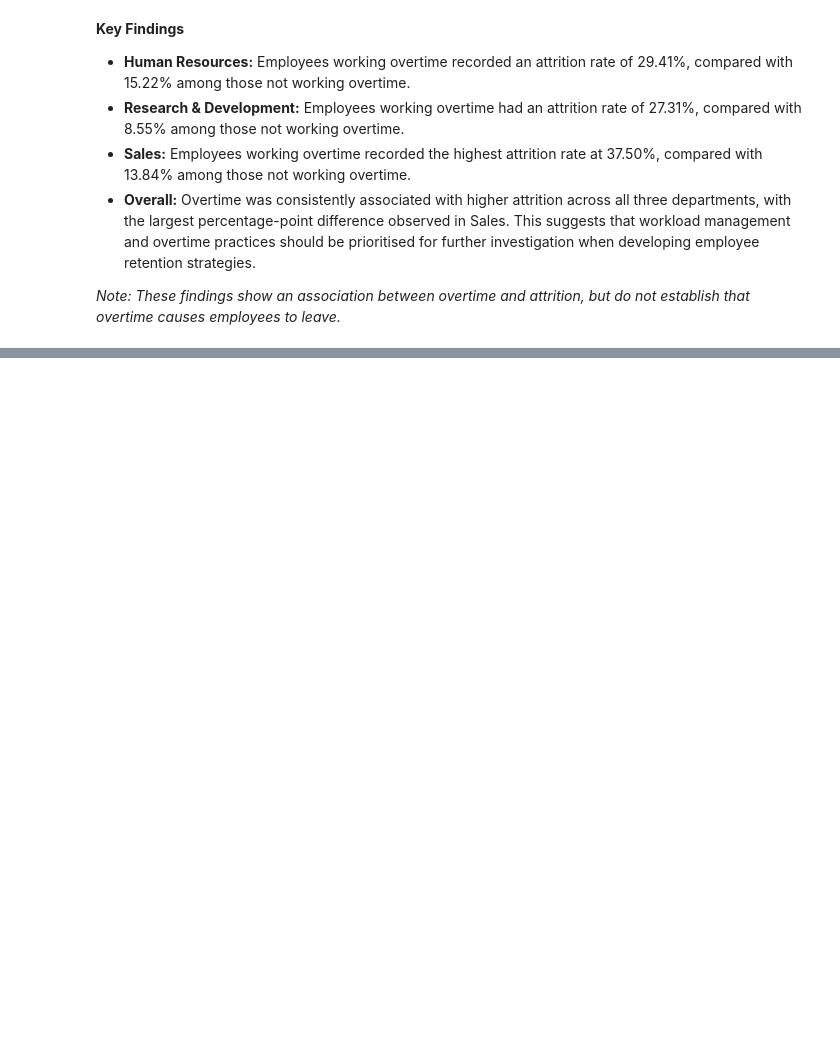
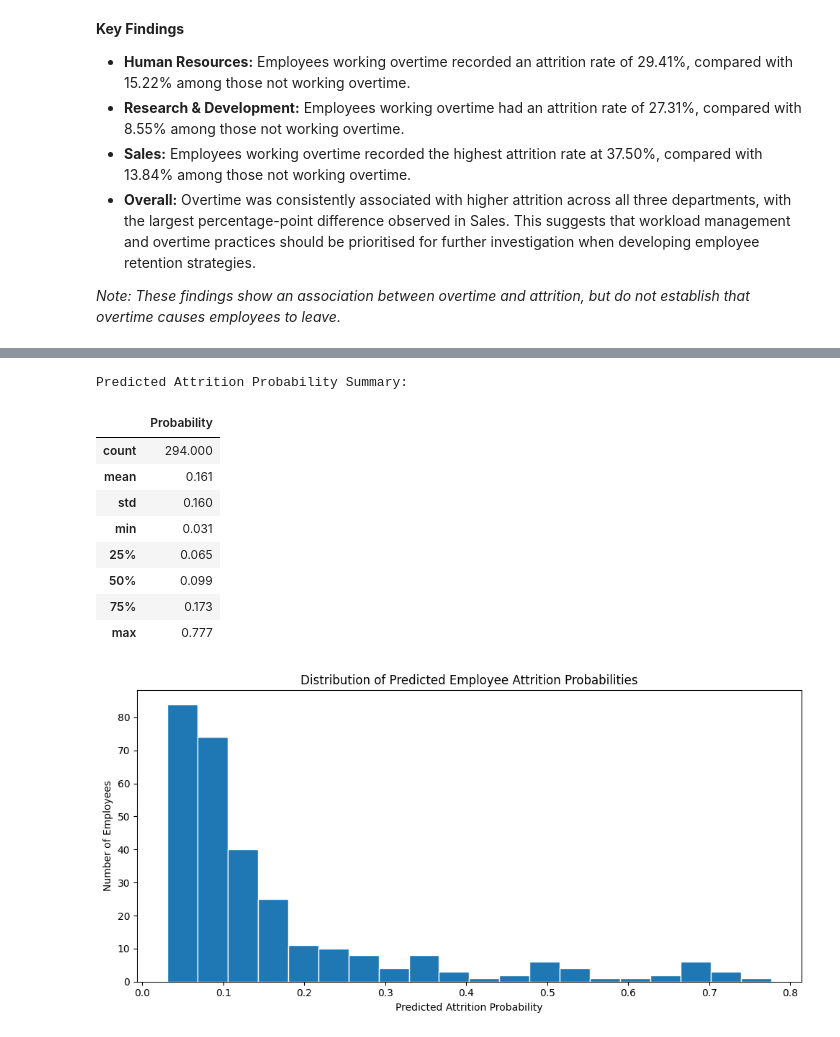
Before and after one commit to junelwc6-source/IBM-HR-Attrition-Analytics, a Jupyter notebook: IBM_HR_Attrition_Capstone.ipynb, the cells around one changed output, grey strips where cells are left out. Cells and saved outputs as stored; diff of their text form; code cells hidden in the pictures; blank space fills up the shorter version.

```diff
--- a/IBM_HR_Attrition_Capstone.ipynb
+++ b/IBM_HR_Attrition_Capstone.ipynb
@@ -1370,0 +2275,52 @@ plt.show()
+# %%
+
+# Section 8.1 - Examine Predicted Attrition Probabilities
+
+import pandas as pd
+import matplotlib.pyplot as plt
+
+# Create a test dataset containing calibrated predictions
+risk_df = X_test.copy()
+
+risk_df["Actual_Attrition"] = y_test
+risk_df["Predicted_Probability"] = y_prob_rf_calibrated
+
+# Restore department information using original test indices
+risk_df["Department"] = df.loc[X_test.index, "Department"]
+
+# Display probability summary
+print("Predicted Attrition Probability Summary:")
+display(
+    risk_df["Predicted_Probability"]
+    .describe()
+    .round(3)
+    .to_frame("Probability")
+)
+
+# Visualise probability distribution
+plt.figure(figsize=(10, 5))
+
+plt.hist(
+    risk_df["Predicted_Probability"],
+    bins=20,
+    edgecolor="white"
+)
+
+plt.title("Distribution of Predicted Employee Attrition Probabilities")
+plt.xlabel("Predicted Attrition Probability")
+plt.ylabel("Number of Employees")
+
+plt.tight_layout()
+plt.show()
+# %% [output]
+Predicted Attrition Probability Summary:
+|  | Probability |
+| count | 294.000 |
+| mean | 0.161 |
+| std | 0.160 |
+| min | 0.031 |
+| 25% | 0.065 |
+| 50% | 0.099 |
+| 75% | 0.173 |
+| max | 0.777 |
+[figure, added]
```
Also changed, not shown: parts of 49 cells of this notebook.
